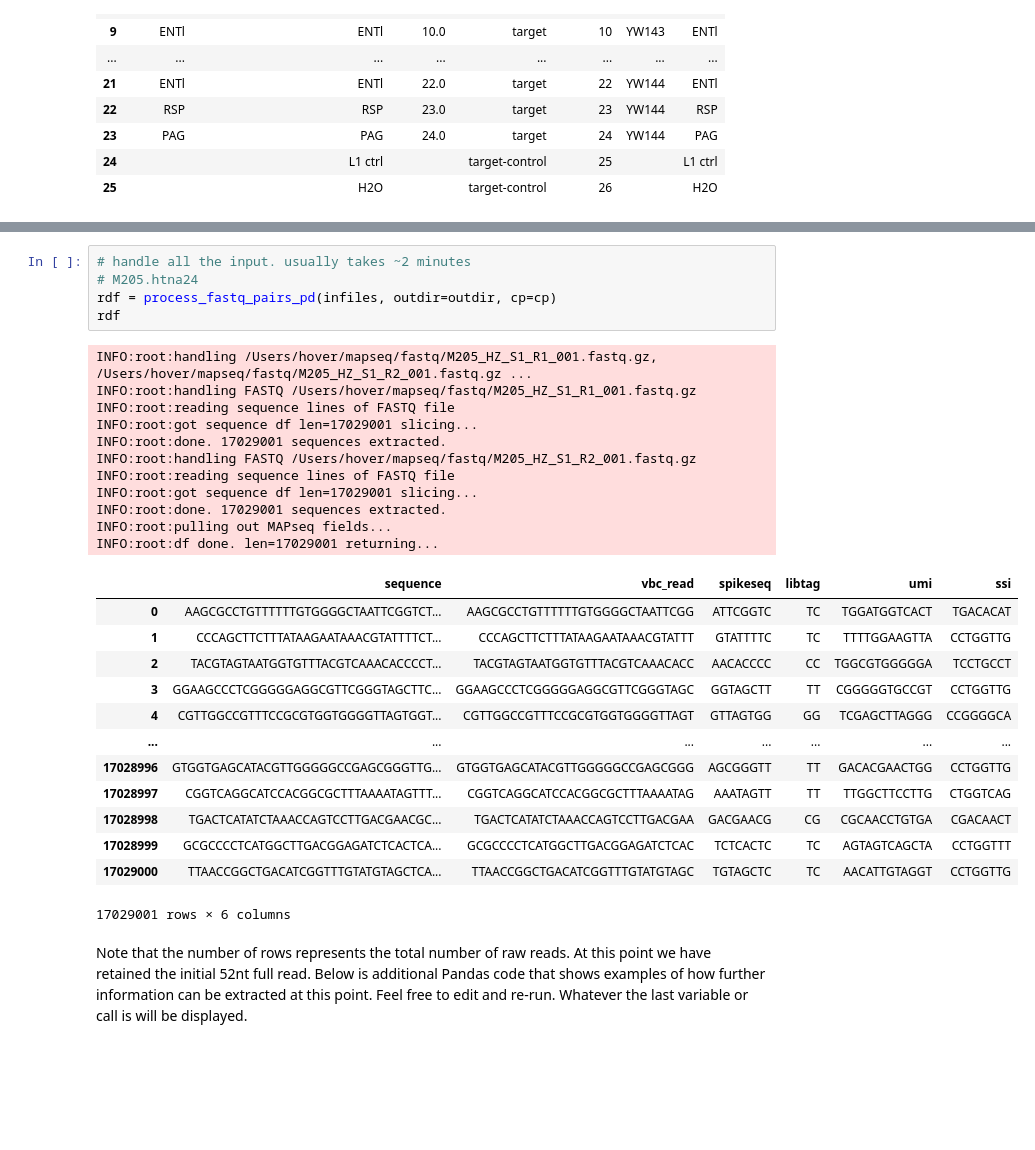
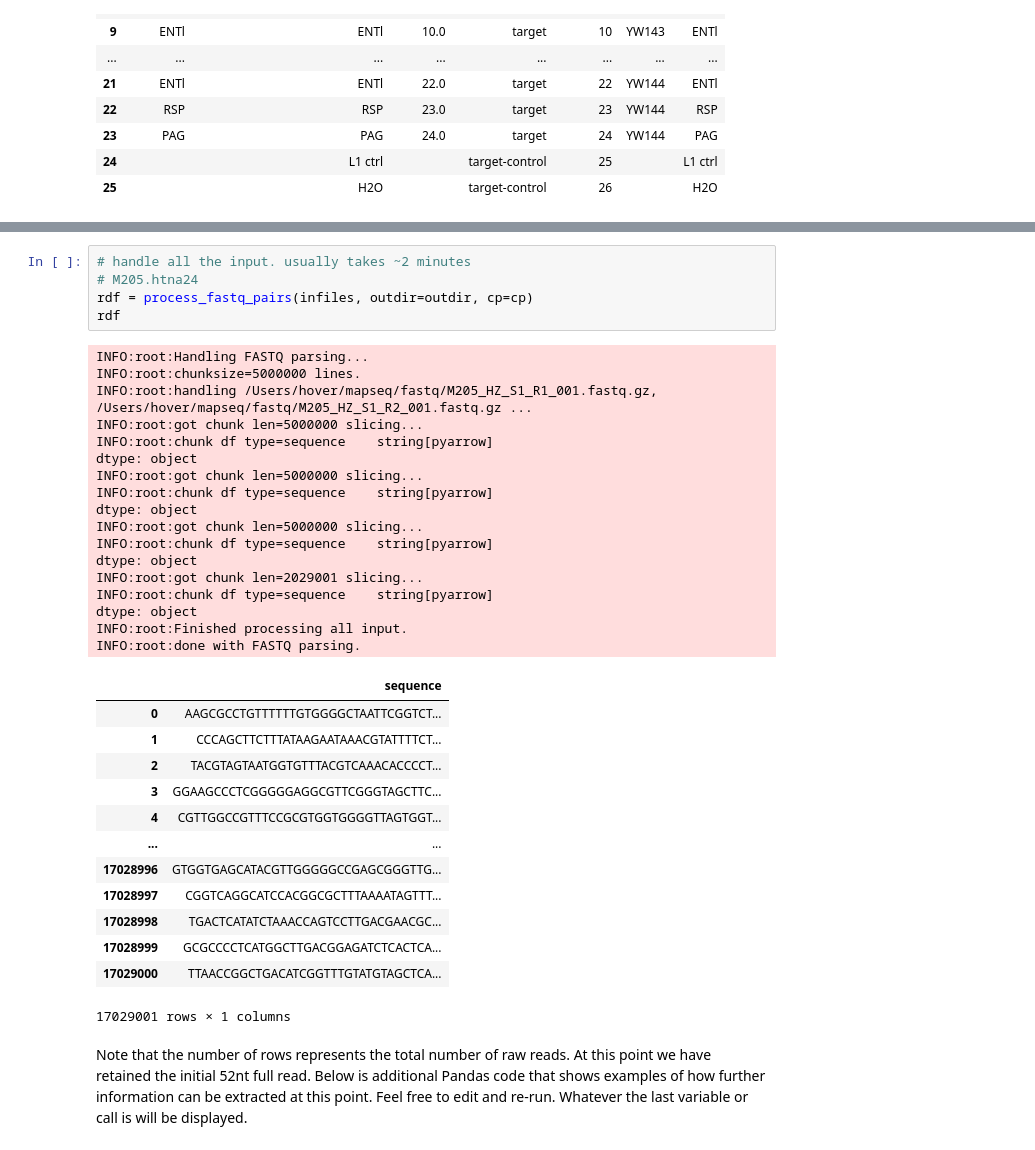
Before and after one commit to ZadorLaboratory/mapseq-processing, a Jupyter notebook: notebooks/MAPseqProcessing.ipynb, the cells around one changed output, grey strips where cells are left out. Drawn from its saved outputs; the diff is of its cells as text; blank space fills up the shorter version.

```diff
--- a/notebooks/MAPseqProcessing.ipynb
+++ b/notebooks/MAPseqProcessing.ipynb
@@ -143,33 +147,39 @@ Run the cell. It will call the function and display the resulting table. For our
 # %%
 # handle all the input. usually takes ~2 minutes
 # M205.htna24
-rdf = process_fastq_pairs_pd(infiles, outdir=outdir, cp=cp)
+rdf = process_fastq_pairs(infiles, outdir=outdir, cp=cp)
 rdf
 # %% [output]
+INFO:root:Handling FASTQ parsing...
+INFO:root:chunksize=5000000 lines.
 INFO:root:handling /Users/hover/mapseq/fastq/M205_HZ_S1_R1_001.fastq.gz, /Users/hover/mapseq/fastq/M205_HZ_S1_R2_001.fastq.gz ...
-INFO:root:handling FASTQ /Users/hover/mapseq/fastq/M205_HZ_S1_R1_001.fastq.gz
-INFO:root:reading sequence lines of FASTQ file
-INFO:root:got sequence df len=17029001 slicing...
-INFO:root:done. 17029001 sequences extracted.
-INFO:root:handling FASTQ /Users/hover/mapseq/fastq/M205_HZ_S1_R2_001.fastq.gz
-INFO:root:reading sequence lines of FASTQ file
-INFO:root:got sequence df len=17029001 slicing...
-INFO:root:done. 17029001 sequences extracted.
-INFO:root:pulling out MAPseq fields...
-INFO:root:df done. len=17029001 returning...
+INFO:root:got chunk len=5000000 slicing...
+INFO:root:chunk df type=sequence    string[pyarrow]
+dtype: object
+INFO:root:got chunk len=5000000 slicing...
+INFO:root:chunk df type=sequence    string[pyarrow]
+dtype: object
+INFO:root:got chunk len=5000000 slicing...
+INFO:root:chunk df type=sequence    string[pyarrow]
+dtype: object
+INFO:root:got chunk len=2029001 slicing...
+INFO:root:chunk df type=sequence    string[pyarrow]
+dtype: object
+INFO:root:Finished processing all input.
+INFO:root:done with FASTQ parsing.
-|  | sequence | vbc_read | spikeseq | libtag | umi | ssi |
-| 0 | AAGCGCCTGTTTTTTGTGGGGCTAATTCGGTCT... | AAGCGCCTGTTTTTTGTGGGGCTAATTCGG | ATTCGGTC | TC | TGGATGGTCACT | TGACACAT |
-| 1 | CCCAGCTTCTTTATAAGAATAAACGTATTTTCT... | CCCAGCTTCTTTATAAGAATAAACGTATTT | GTATTTTC | TC | TTTTGGAAGTTA | CCTGGTTG |
-| 2 | TACGTAGTAATGGTGTTTACGTCAAACACCCCT... | TACGTAGTAATGGTGTTTACGTCAAACACC | AACACCCC | CC | TGGCGTGGGGGA | TCCTGCCT |
-| 3 | GGAAGCCCTCGGGGGAGGCGTTCGGGTAGCTTC... | GGAAGCCCTCGGGGGAGGCGTTCGGGTAGC | GGTAGCTT | TT | CGGGGGTGCCGT | CCTGGTTG |
-| 4 | CGTTGGCCGTTTCCGCGTGGTGGGGTTAGTGGT... | CGTTGGCCGTTTCCGCGTGGTGGGGTTAGT | GTTAGTGG | GG | TCGAGCTTAGGG | CCGGGGCA |
-| ... | ... | ... | ... | ... | ... | ... |
-| 17028996 | GTGGTGAGCATACGTTGGGGGCCGAGCGGGTTG... | GTGGTGAGCATACGTTGGGGGCCGAGCGGG | AGCGGGTT | TT | GACACGAACTGG | CCTGGTTG |
-| 17028997 | CGGTCAGGCATCCACGGCGCTTTAAAATAGTTT... | CGGTCAGGCATCCACGGCGCTTTAAAATAG | AAATAGTT | TT | TTGGCTTCCTTG | CTGGTCAG |
-| 17028998 | TGACTCATATCTAAACCAGTCCTTGACGAACGC... | TGACTCATATCTAAACCAGTCCTTGACGAA | GACGAACG | CG | CGCAACCTGTGA | CGACAACT |
-| 17028999 | GCGCCCCTCATGGCTTGACGGAGATCTCACTCA... | GCGCCCCTCATGGCTTGACGGAGATCTCAC | TCTCACTC | TC | AGTAGTCAGCTA | CCTGGTTT |
-| 17029000 | TTAACCGGCTGACATCGGTTTGTATGTAGCTCA... | TTAACCGGCTGACATCGGTTTGTATGTAGC | TGTAGCTC | TC | AACATTGTAGGT | CCTGGTTG |
+|  | sequence |
+| 0 | AAGCGCCTGTTTTTTGTGGGGCTAATTCGGTCT... |
+| 1 | CCCAGCTTCTTTATAAGAATAAACGTATTTTCT... |
+| 2 | TACGTAGTAATGGTGTTTACGTCAAACACCCCT... |
+| 3 | GGAAGCCCTCGGGGGAGGCGTTCGGGTAGCTTC... |
+| 4 | CGTTGGCCGTTTCCGCGTGGTGGGGTTAGTGGT... |
+| ... | ... |
+| 17028996 | GTGGTGAGCATACGTTGGGGGCCGAGCGGGTTG... |
+| 17028997 | CGGTCAGGCATCCACGGCGCTTTAAAATAGTTT... |
+| 17028998 | TGACTCATATCTAAACCAGTCCTTGACGAACGC... |
+| 17028999 | GCGCCCCTCATGGCTTGACGGAGATCTCACTCA... |
+| 17029000 | TTAACCGGCTGACATCGGTTTGTATGTAGCTCA... |
-17029001 rows × 6 columns
+17029001 rows × 1 columns
 # %% [markdown]
 Note that the number of rows represents the total number of raw reads. At this point we have retained the initial 52nt full read.
 Below is additional Pandas code that shows examples of how further information can be extracted at this point. Feel free to edit and re-run. Whatever the last variable or call is will be displayed.
```
Also changed, not shown: parts of 23 cells of this notebook, 4 other files.
